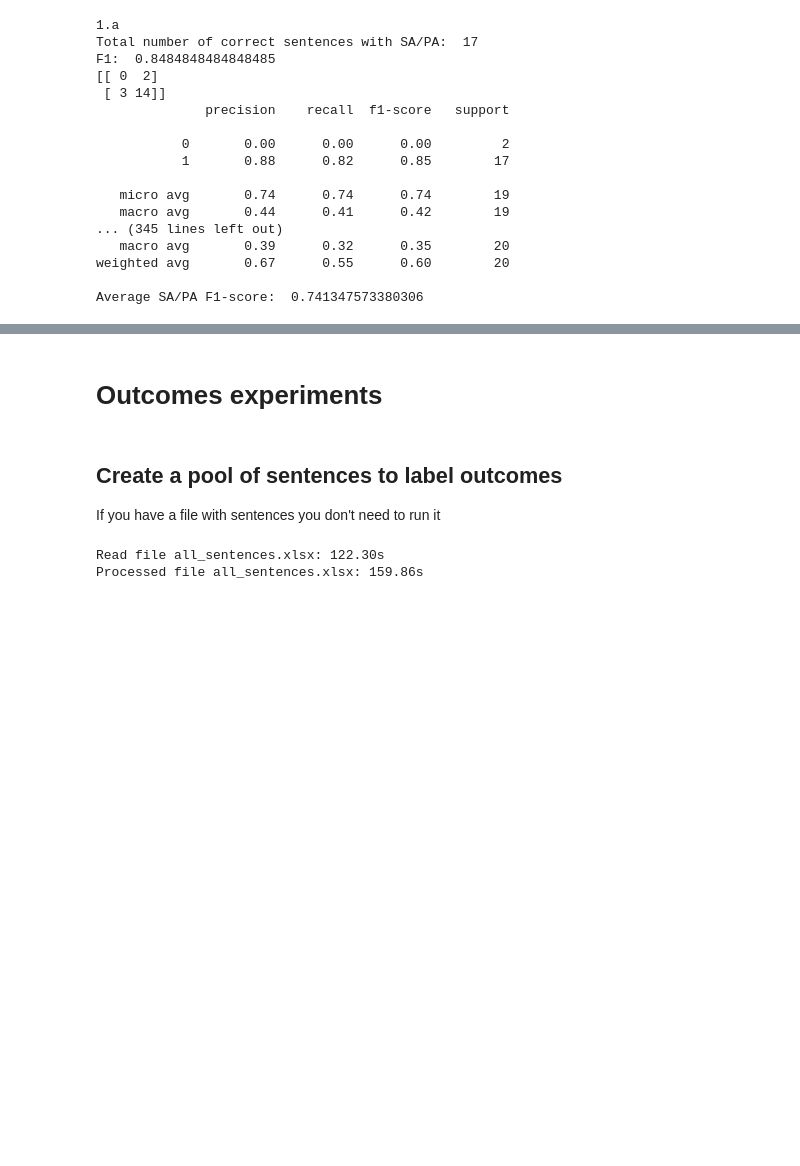
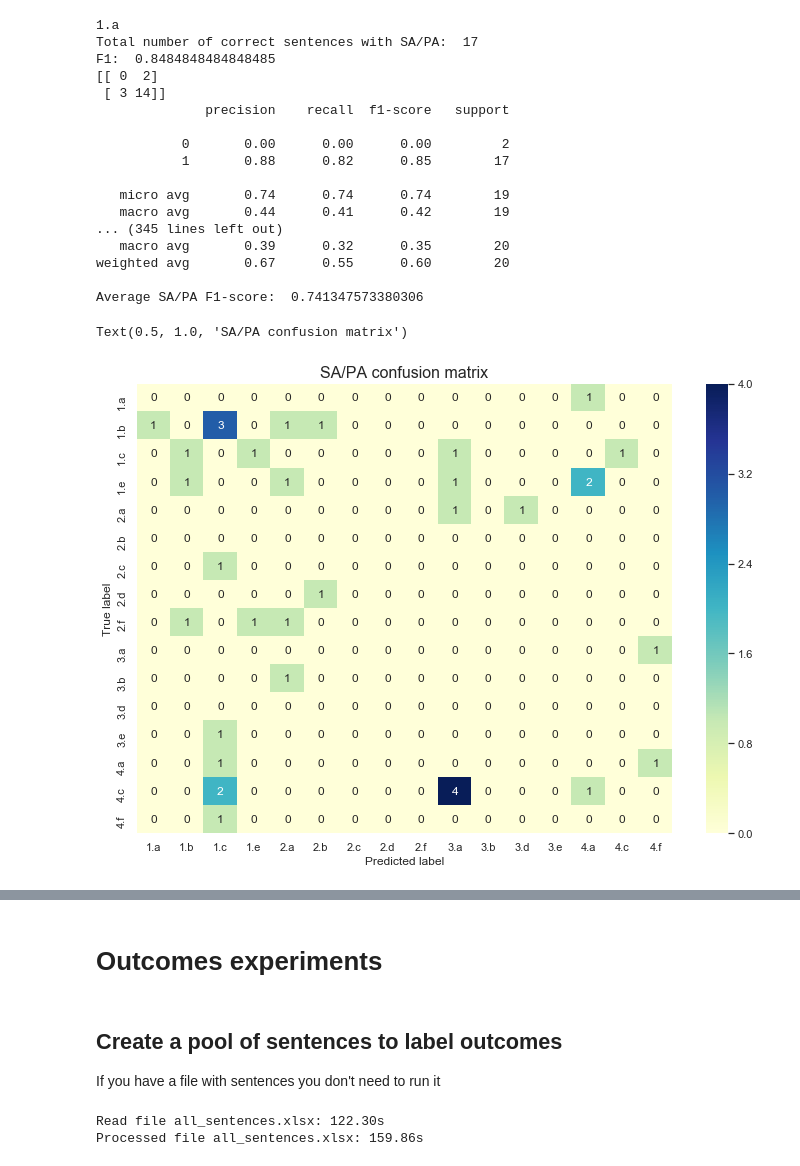
Before and after one commit to MariyaIvanina/articles_processing, a Jupyter notebook: notebooks/data_processing.ipynb, the cells around one changed output, grey strips where cells are left out. Drawn from its saved outputs; the diff is of its cells as text; code cells hidden in the pictures; blank space fills up the shorter version.

```diff
--- a/notebooks/data_processing.ipynb
+++ b/notebooks/data_processing.ipynb
@@ -170,7 +167,7 @@ from interventions_labeling_lib import usaid_intervention_labels
 
 train_df = excel_reader.ExcelReader().read_folder("../tmp/usaid_water")
 train_df["Label"] = [usaid_intervention_labels.USAIDInterventionLabels.INTERVENTION_LABEL_TO_NUMBER[train_df["Label"].values[i]] for i in range(len(train_df))]
-deduplicated2labels, train_df = utils.deduplicate([train_df])
+deduplicated2labels, train_df = deduplicate([train_df])
 print(train_df["Label"].value_counts())
 len(train_df)
 # %% [output]
@@ -227,7 +224,7 @@ def prepare_labelled_data(train_data):
     train_copy = train_data.copy()
     train_copy["label"] = ""
     for i in range(len(train_copy)):
-        real_labels = deduplicated2labels[utils.normalize_full(train_copy["Narrow concept"].values[i])]
+        real_labels = deduplicated2labels[normalize_full(train_copy["Narrow concept"].values[i])]
         real_labels_idx = []
         for idx in range(1, 12):
             real_labels_idx.append(int(idx in real_labels))
@@ -241,8 +238,8 @@ _intervention_labeler.train_model(train_copy, test_copy)
 
 res_prob, res_label, _ = _intervention_labeler.predict_for_df(test_copy)
 
-print("F1 measure: ", utils.get_f1_multi_label(res_prob, [deduplicated2labels[utils.normalize_full(test_copy["Narrow concept"].values[i])] for i in range(len(test_data))]))
-print("Accuracy: ", utils.get_accuracy_multi_label(res_prob, [deduplicated2labels[utils.normalize_full(test_copy["Narrow concept"].values[i])] for i in range(len(test_data))]))
+print("F1 measure: ", utils.get_f1_multi_label(res_prob, [deduplicated2labels[normalize_full(test_copy["Narrow concept"].values[i])] for i in range(len(test_data))]))
+print("Accuracy: ", utils.get_accuracy_multi_label(res_prob, [deduplicated2labels[normalize_full(test_copy["Narrow concept"].values[i])] for i in range(len(test_data))]))
 # %% [output]
 WARNING: Logging before flag parsing goes to stderr.
 W0712 17:07:30.915246 140185830987584 __init__.py:56] Some hub symbols are not available because TensorFlow version is less than 1.14
@@ -294,7 +291,7 @@ for i in range(11):
             pred.append(0)
     real_label = []
     for j in range(len(test_copy)):
-        if (i+1) in deduplicated2labels[utils.normalize_full(test_copy["Narrow concept"].values[j])]:
+        if (i+1) in deduplicated2labels[normalize_full(test_copy["Narrow concept"].values[j])]:
             real_label.append(1)
         else:
             real_label.append(0)
@@ -798,7 +795,7 @@ Saving...
 Saved to ../tmp/parsed_pdfs_enriched\XDABD534A.xlsx
 # %%
 new_folder_to_save = "../tmp/processed_usaid_filtered"
-folder_with_files_enriched = "../tmp/parsed_pdfs_enriched_with_outcomes"
+folder_with_files_enriched = "../tmp/parsed_pdfs_enriched"
 os.makedirs(new_folder_to_save, exist_ok=True)
 for filename in os.listdir(folder_with_files_enriched):
     df = excel_reader.ExcelReader().read_df_from_excel(os.path.join(folder_with_files_enriched, filename))
@@ -1604,3 +1601,27 @@ F1:  0.8484848484848485
 weighted avg       0.67      0.55      0.60        20
 
 Average SA/PA F1-score:  0.741347573380306
+# %%
+from sklearn.metrics import classification_report, confusion_matrix
+import seaborn as sns
+import matplotlib.pyplot as plt
+
+confusion_matrix_true = []
+confusion_matrix_pred = []
+for sentence in to_evaluate_df_dict:
+    if sentence in manually_labelled_df_dict:
+        intersected = set(to_evaluate_df_dict[sentence]).intersection(set(manually_labelled_df_dict[sentence]))
+        for label in (set(manually_labelled_df_dict[sentence]) - intersected):
+            for label_pred in (set(to_evaluate_df_dict[sentence]) - intersected):
+                confusion_matrix_true.append(label)
+                confusion_matrix_pred.append(label_pred)
+confused_labels = list(sorted(set(confusion_matrix_true).union(set(confusion_matrix_pred))))
+df = pd.DataFrame(confusion_matrix(confusion_matrix_true, confusion_matrix_pred), index=confused_labels, columns=confused_labels)
+
+sns.set(rc={'figure.figsize':(12,8.27)})
+ax = sns.heatmap(df, annot=True, fmt="d", cmap="YlGnBu")
+ax.set(xlabel='Predicted label', ylabel='True label')
+plt.title("SA/PA confusion matrix",size=16)
+# %% [output]
+Text(0.5, 1.0, 'SA/PA confusion matrix')
+[figure, added]
```
Also changed, not shown: parts of 7 cells of this notebook, 1 other file.
